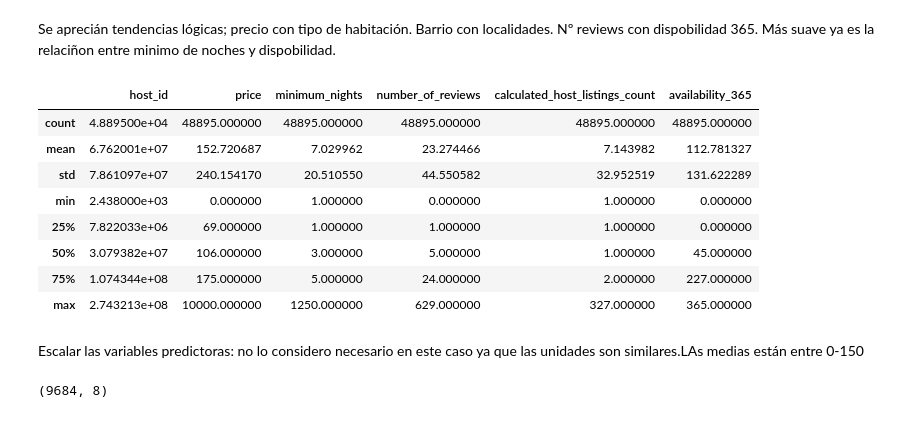
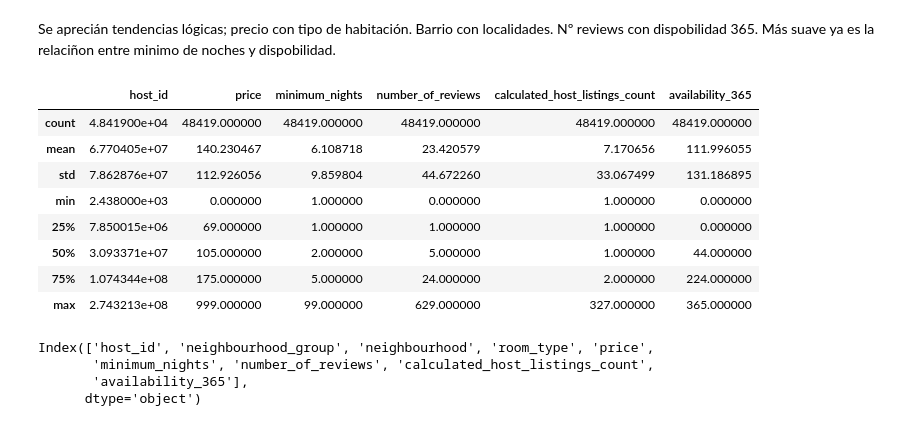
Before and after one commit to 4GeeksAcademy/Finarosalina_proyecto_EDA, a Jupyter notebook: src/explore.ipynb, the cells around one changed output. Drawn from its saved outputs; the diff is of its cells as text; code cells hidden in the pictures.

```diff
--- a/src/explore.ipynb
+++ b/src/explore.ipynb
@@ -347,30 +347,21 @@ plt.show()
 # %% [markdown]
 Se aprecián tendencias lógicas; precio con tipo de habitación. Barrio con localidades. Nº reviews con dispobilidad 365. Más suave ya es la relaciñon entre minimo de noches y dispobilidad.
 # %%
-ds.describe()
+df.describe()
 # %% [output]
 |  | host_id | price | minimum_nights | number_of_reviews | calculated_host_listings_count | availability_365 |
-| count | 4.889500e+04 | 48895.000000 | 48895.000000 | 48895.000000 | 48895.000000 | 48895.000000 |
-| mean | 6.762001e+07 | 152.720687 | 7.029962 | 23.274466 | 7.143982 | 112.781327 |
-| std | 7.861097e+07 | 240.154170 | 20.510550 | 44.550582 | 32.952519 | 131.622289 |
+| count | 4.841900e+04 | 48419.000000 | 48419.000000 | 48419.000000 | 48419.000000 | 48419.000000 |
+| mean | 6.770405e+07 | 140.230467 | 6.108718 | 23.420579 | 7.170656 | 111.996055 |
+| std | 7.862876e+07 | 112.926056 | 9.859804 | 44.672260 | 33.067499 | 131.186895 |
 | min | 2.438000e+03 | 0.000000 | 1.000000 | 0.000000 | 1.000000 | 0.000000 |
-| 25% | 7.822033e+06 | 69.000000 | 1.000000 | 1.000000 | 1.000000 | 0.000000 |
-| 50% | 3.079382e+07 | 106.000000 | 3.000000 | 5.000000 | 1.000000 | 45.000000 |
-| 75% | 1.074344e+08 | 175.000000 | 5.000000 | 24.000000 | 2.000000 | 227.000000 |
-| max | 2.743213e+08 | 10000.000000 | 1250.000000 | 629.000000 | 327.000000 | 365.000000 |
+| 25% | 7.850015e+06 | 69.000000 | 1.000000 | 1.000000 | 1.000000 | 0.000000 |
+| 50% | 3.093371e+07 | 105.000000 | 2.000000 | 5.000000 | 1.000000 | 44.000000 |
+| 75% | 1.074344e+08 | 175.000000 | 5.000000 | 24.000000 | 2.000000 | 224.000000 |
+| max | 2.743213e+08 | 999.000000 | 99.000000 | 629.000000 | 327.000000 | 365.000000 |
-# %% [markdown]
-Escalar las variables predictoras: no lo considero necesario en este caso ya que las unidades son similares.LAs medias están entre 0-150
-# %%
-from sklearn.model_selection import train_test_split
-
-X = df.drop(columns=['price'])  # Seleccionamos las características
-y = df['price']  # Variable objetivo
-
-X_train, X_test, y_train, y_test=train_test_split(X,y, random_state=42, test_size=0.2)
-categorical_columns = ['neighbourhood_group', 'neighbourhood', 'room_type']
-
-X_train.head()
-X_train.shape
-X_test.shape
-# %% [output]
-(9684, 8)
+# %%
+df.columns
+# %% [output]
+Index(['host_id', 'neighbourhood_group', 'neighbourhood', 'room_type', 'price',
+       'minimum_nights', 'number_of_reviews', 'calculated_host_listings_count',
+       'availability_365'],
+      dtype='object')
```
Also changed, not shown: parts of 1 cell of this notebook.
